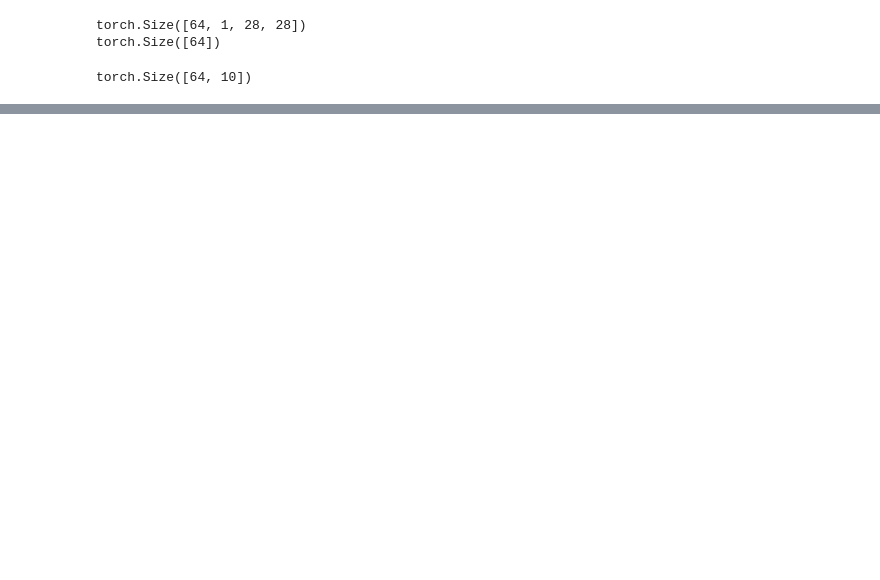
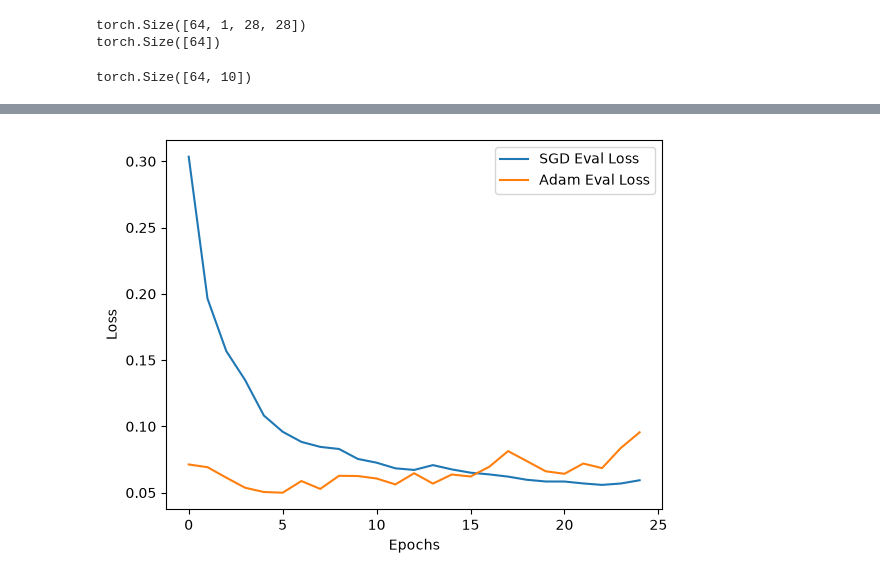
Before and after one commit to FGFAnderson/mech-interp-mini-projects, a Jupyter notebook: torch_cnn/TorchCNN.ipynb, the cells around one changed output, grey strips where cells are left out. Saved outputs shown, nothing was run; the diff lists cells and outputs as text; code cells hidden in the pictures; blank space fills up the shorter version.

```diff
--- a/torch_cnn/TorchCNN.ipynb
+++ b/torch_cnn/TorchCNN.ipynb
@@ -108,0 +176,9 @@ Epoch: 9 eval loss: 0.0757, accuracy: 0.9767
+# %%
+plt.plot(sgd_eval_loss, label="SGD Eval Loss")
+plt.plot(adam_eval_loss, label="Adam Eval Loss")
+plt.xlabel("Epochs")
+plt.ylabel("Loss")
+plt.legend()
+plt.show()
+# %% [output]
+[figure, added]
```
Also changed, not shown: parts of 9 cells of this notebook.
